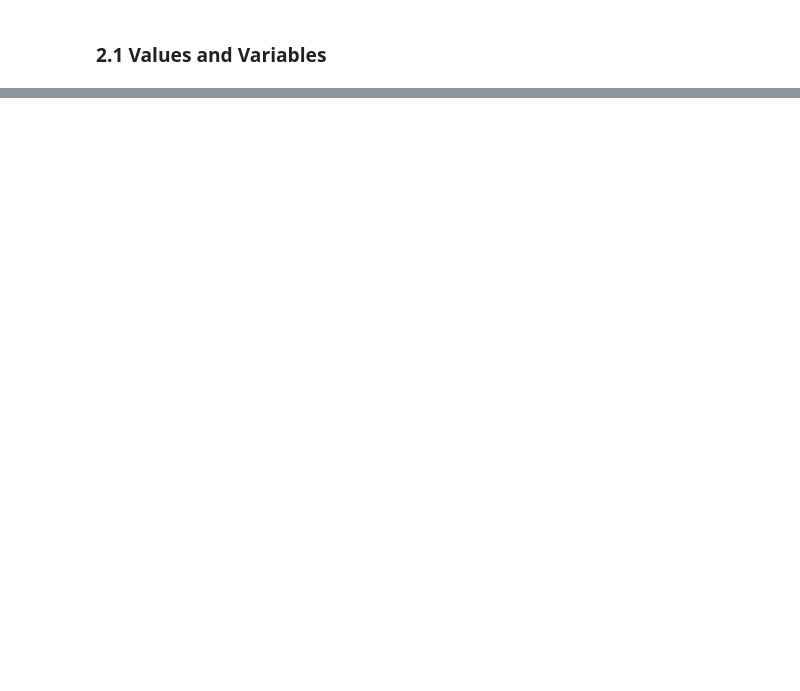
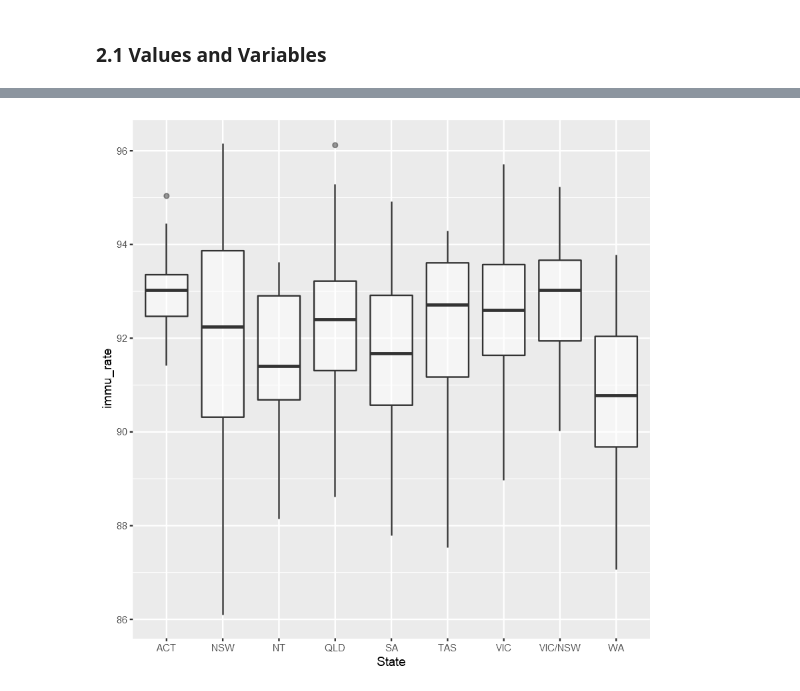
Before and after one commit to DanielTranDS/Aus-Immunisation-EDA-DataWrangling, a Jupyter notebook: Aus_EDA_Wrangling.ipynb, the cells around one changed output, grey strips where cells are left out. Cells and saved outputs as stored; diff of their text form; code cells hidden in the pictures; blank space fills up the shorter version.

```diff
--- a/Aus_EDA_Wrangling.ipynb
+++ b/Aus_EDA_Wrangling.ipynb
@@ -494,0 +600,6 @@ In addition, we can see than most data points cluster around the upper left regi
+# %%
+#Generate boxplot of immunisation rate versus State
+Aus_immu %>% ggplot(aes(State,immu_rate))+
+  geom_boxplot(alpha=0.5)
+# %% [output]
+[figure, added]
```
Also changed, not shown: parts of 19 cells of this notebook.
